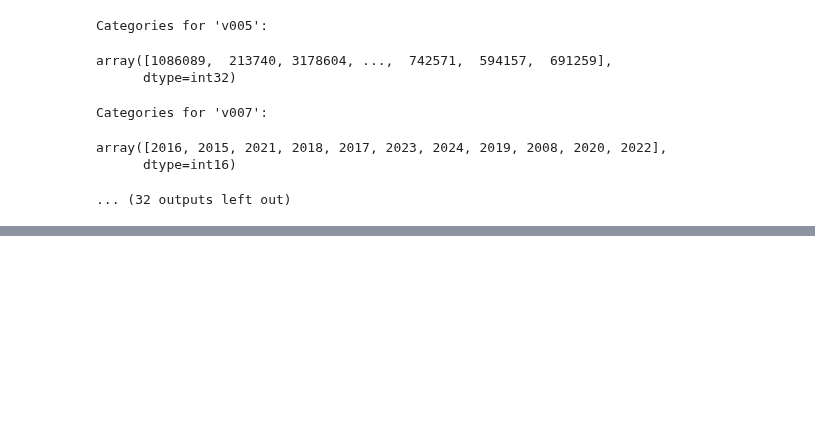
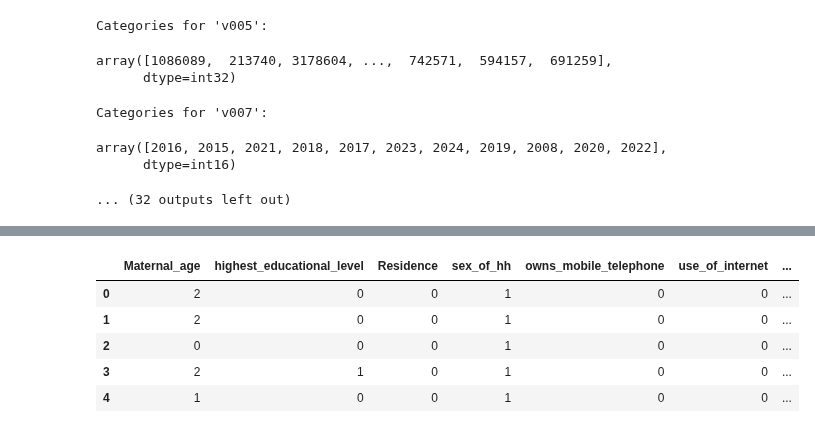
Before and after one commit to Fentahun60/Fentahun, a Jupyter notebook: access.ipynb, the cells around one changed output, grey strips where cells are left out. Drawn from its saved outputs; the diff is of its cells as text; code cells hidden in the pictures; blank space fills up the shorter version.

```diff
--- a/access.ipynb
+++ b/access.ipynb
@@ -1175,0 +1177,31 @@ display(df_encoded.columns)
+# %%
+selected_columns = [
+    'Maternal_age',
+    'highest_educational_level',
+    'Residence',
+    'sex_of_hh',
+    'owns_mobile_telephone',
+    'use_of_internet',
+    'Wealth_index',
+    'currently_pregnant',
+    'History_abortion',
+    'contraceptive_use_and_intention',
+    'visited_HF_last_12months',
+    'covered_by_health_insurance',
+    'Working_status',
+    'Problem_Access',
+    'Media exposure',
+    'gave_birth_in_the_5yrs'
+]
+
+df_selected = df_encoded[selected_columns]
+
+# Display the head of the selected columns DataFrame
+display(df_selected.head())
+# %% [output]
+|  | Maternal_age | highest_educational_level | Residence | sex_of_hh | owns_mobile_telephone | use_of_internet | ... |
+| 0 | 2 | 0 | 0 | 1 | 0 | 0 | ... |
+| 1 | 2 | 0 | 0 | 1 | 0 | 0 | ... |
+| 2 | 0 | 0 | 0 | 1 | 0 | 0 | ... |
+| 3 | 2 | 1 | 0 | 1 | 0 | 0 | ... |
+| 4 | 1 | 0 | 0 | 1 | 0 | 0 | ... |
```
Also changed, not shown: parts of 6 cells of this notebook.
